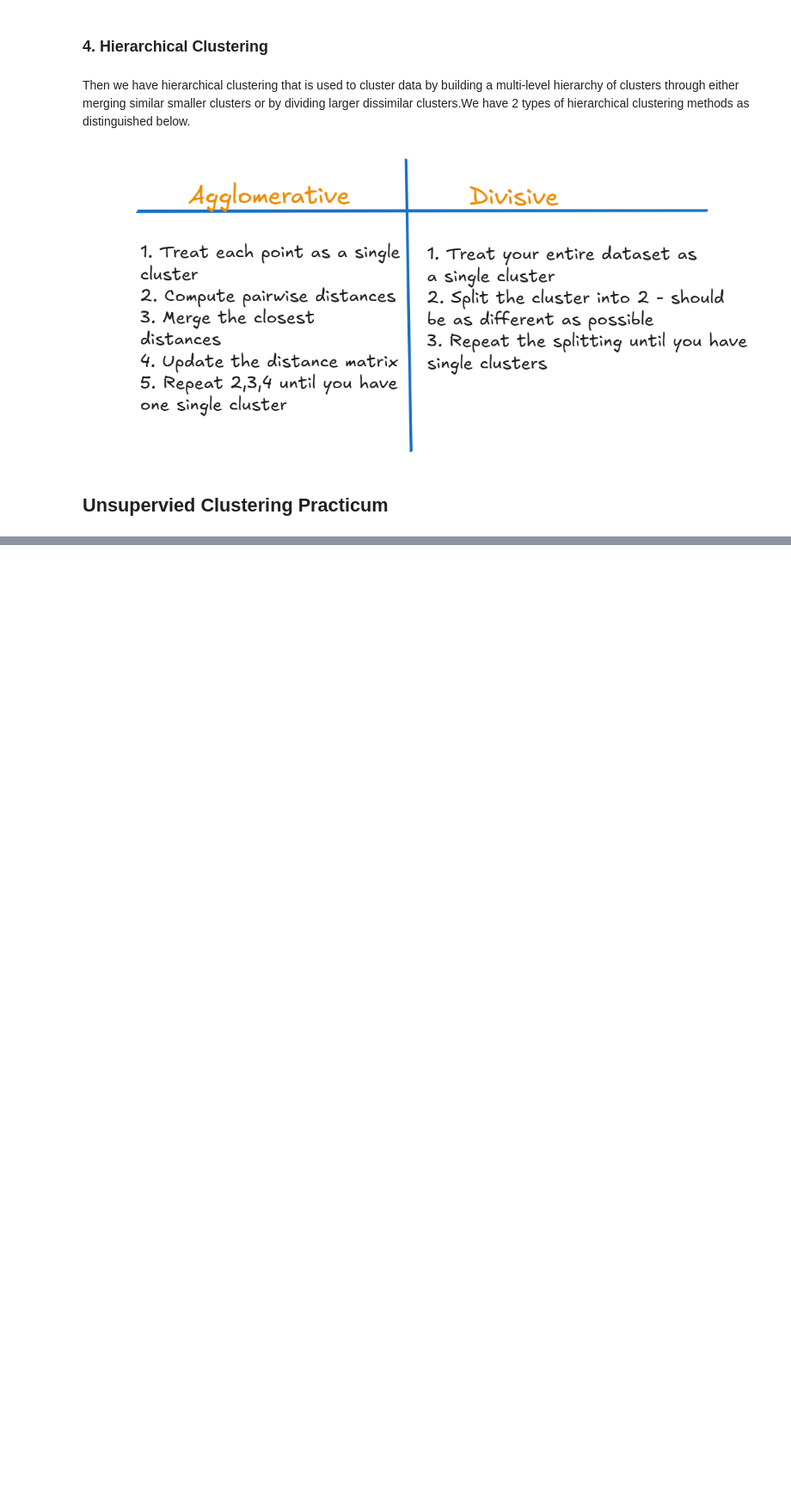
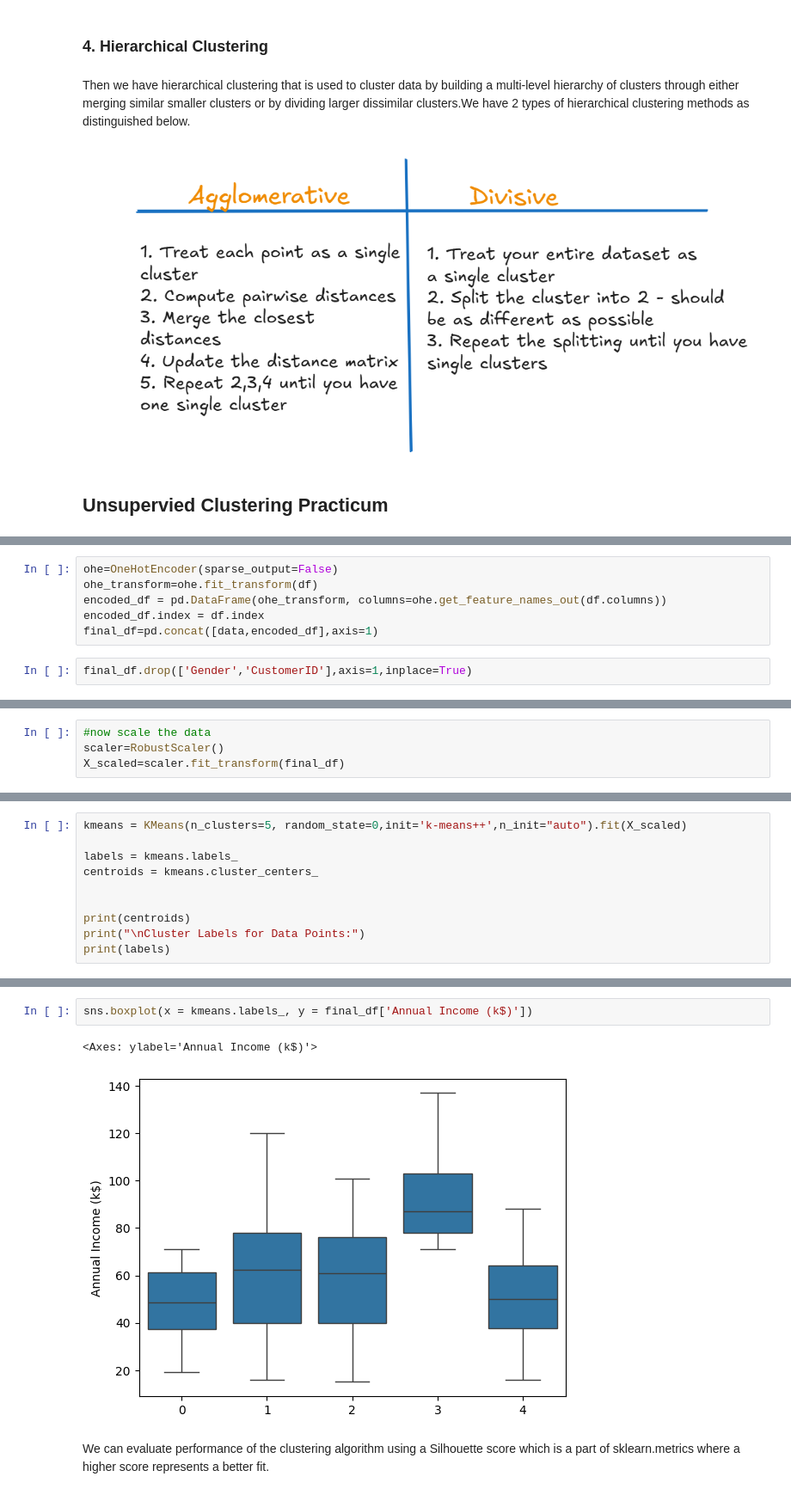
Before and after one commit to WamzMwangi/Advanced_Machine_Learning, a Jupyter notebook: Clustering_Algorithms/Unsupervised_Clustering.ipynb, the cells around one changed output, grey strips where cells are left out. Shown at 86% size. Drawn from its saved outputs; the diff is of its cells as text; blank space fills up the shorter version.

Commit message:
Application of Kmeans clustering

```diff
--- a/Clustering_Algorithms/Unsupervised_Clustering.ipynb
+++ b/Clustering_Algorithms/Unsupervised_Clustering.ipynb
@@ -72,0 +111,8 @@ Then we have hierarchical clustering that is used to cluster data by building a
+# %%
+ohe=OneHotEncoder(sparse_output=False)
+ohe_transform=ohe.fit_transform(df)
+encoded_df = pd.DataFrame(ohe_transform, columns=ohe.get_feature_names_out(df.columns))
+encoded_df.index = df.index
+final_df=pd.concat([data,encoded_df],axis=1)
+# %%
+final_df.drop(['Gender','CustomerID'],axis=1,inplace=True)
@@ -72,0 +136,4 @@ Then we have hierarchical clustering that is used to cluster data by building a
+# %%
+#now scale the data
+scaler=RobustScaler()
+X_scaled=scaler.fit_transform(final_df)
@@ -72,0 +142,10 @@ Then we have hierarchical clustering that is used to cluster data by building a
+# %%
+kmeans = KMeans(n_clusters=5, random_state=0,init='k-means++',n_init="auto").fit(X_scaled)
+
+labels = kmeans.labels_
+centroids = kmeans.cluster_centers_
+
+
+print(centroids)
+print("\nCluster Labels for Data Points:")
+print(labels)
@@ -72,0 +171,7 @@ Then we have hierarchical clustering that is used to cluster data by building a
+# %%
+sns.boxplot(x = kmeans.labels_, y = final_df['Annual Income (k$)'])
+# %% [output]
+<Axes: ylabel='Annual Income (k$)'>
+[figure, added]
+# %% [markdown]
+We can evaluate performance of the clustering algorithm using a Silhouette score which is a part of sklearn.metrics where a higher score represents a better fit.
```
Also changed, not shown: parts of 14 cells of this notebook, 2 other files.
